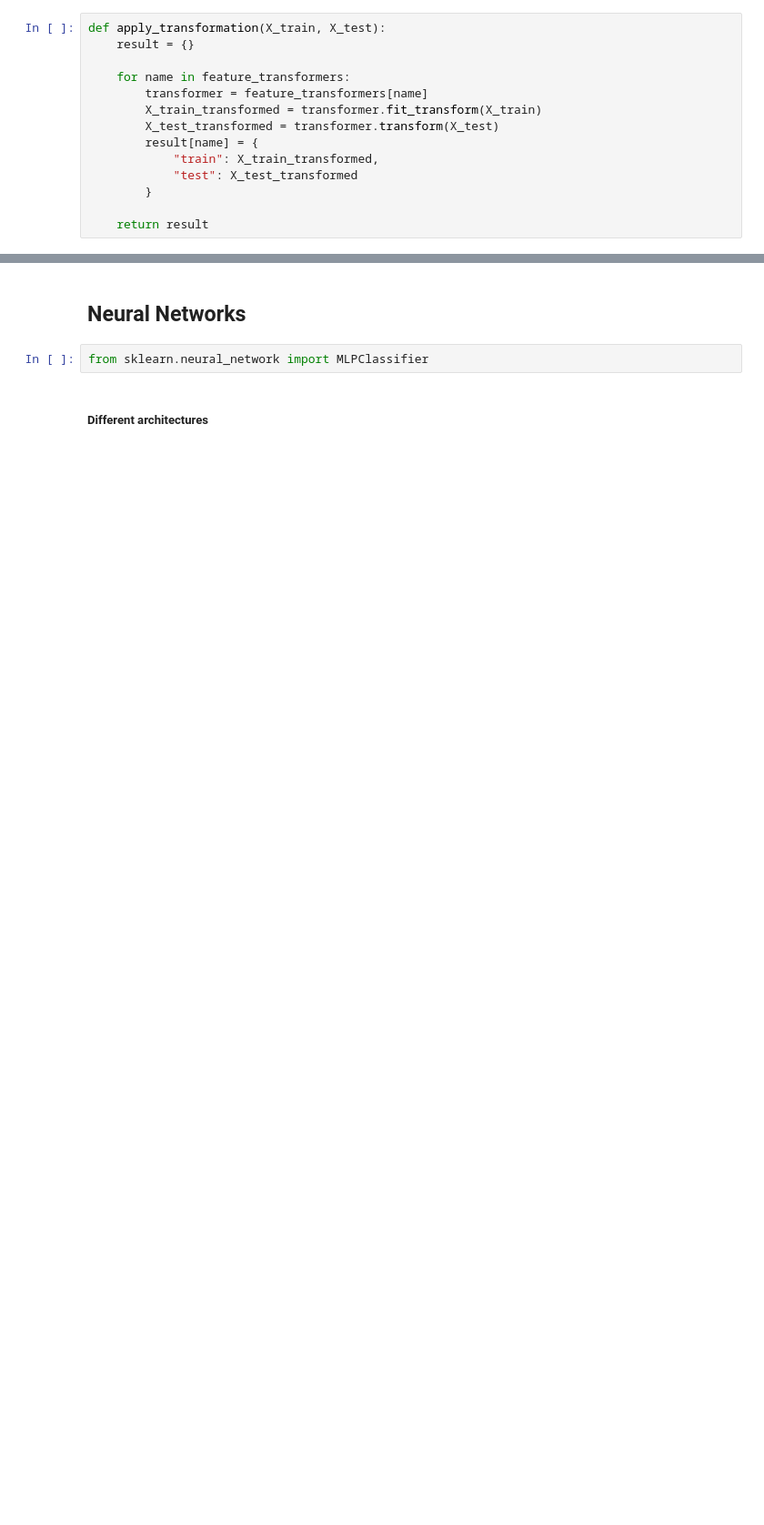
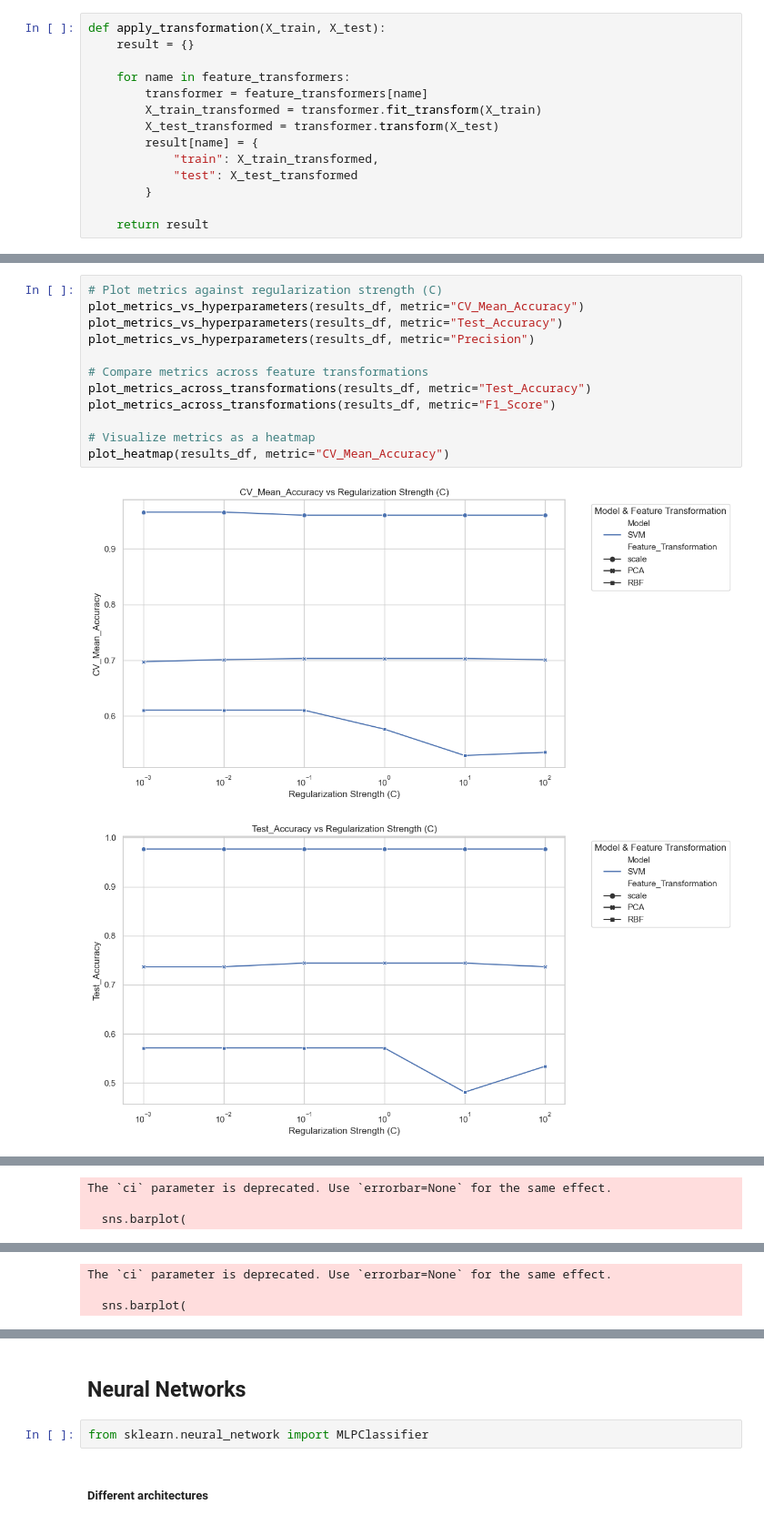
Before and after one commit to qianxichen233/CS-UY-4563-project, a Jupyter notebook: main.ipynb, the cells around one changed output, grey strips where cells are left out. Shown at 91% size. Saved outputs shown, nothing was run; the diff lists cells and outputs as text; blank space fills up the shorter version.

```diff
--- a/main.ipynb
+++ b/main.ipynb
@@ -286,0 +624,15 @@ ROC AUC: 0.9908
+# %%
+# Plot metrics against regularization strength (C)
+plot_metrics_vs_hyperparameters(results_df, metric="CV_Mean_Accuracy")
+plot_metrics_vs_hyperparameters(results_df, metric="Test_Accuracy")
+plot_metrics_vs_hyperparameters(results_df, metric="Precision")
+
+# Compare metrics across feature transformations
+plot_metrics_across_transformations(results_df, metric="Test_Accuracy")
+plot_metrics_across_transformations(results_df, metric="F1_Score")
+
+# Visualize metrics as a heatmap
+plot_heatmap(results_df, metric="CV_Mean_Accuracy")
+# %% [output]
+[figure, added]
+[figure, added]
@@ -286,0 +640,3 @@ ROC AUC: 0.9908
+The `ci` parameter is deprecated. Use `errorbar=None` for the same effect.
+
+  sns.barplot(
@@ -286,0 +644,3 @@ ROC AUC: 0.9908
+The `ci` parameter is deprecated. Use `errorbar=None` for the same effect.
+
+  sns.barplot(
```
Also changed, not shown: parts of 17 cells of this notebook.
